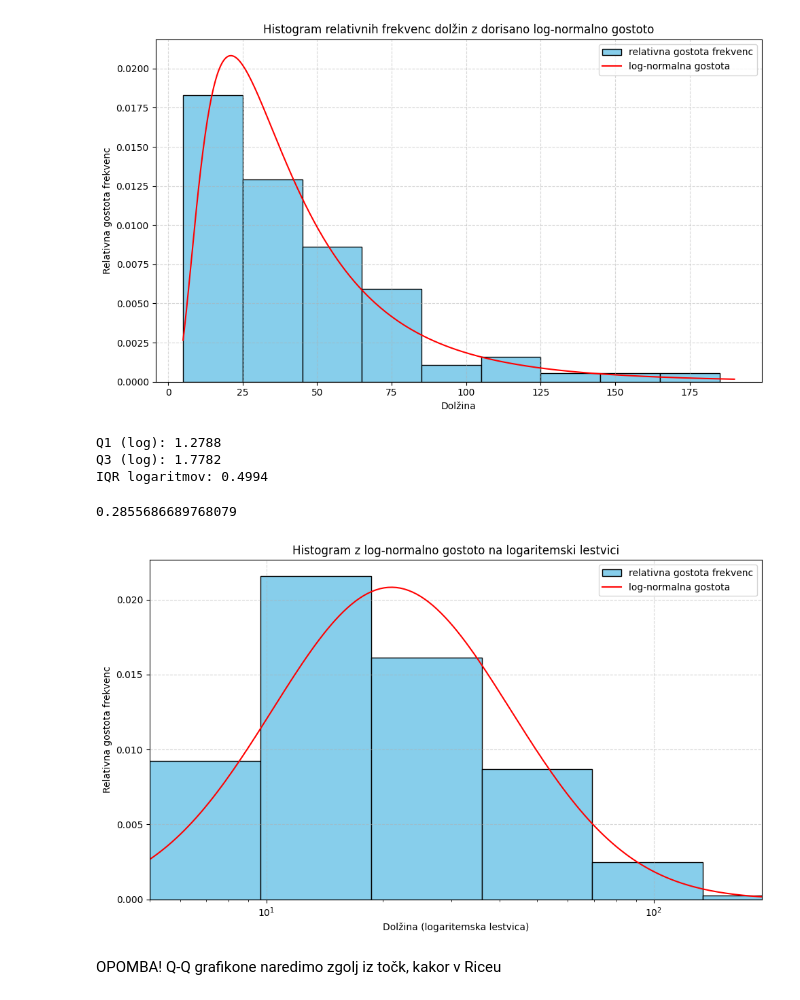
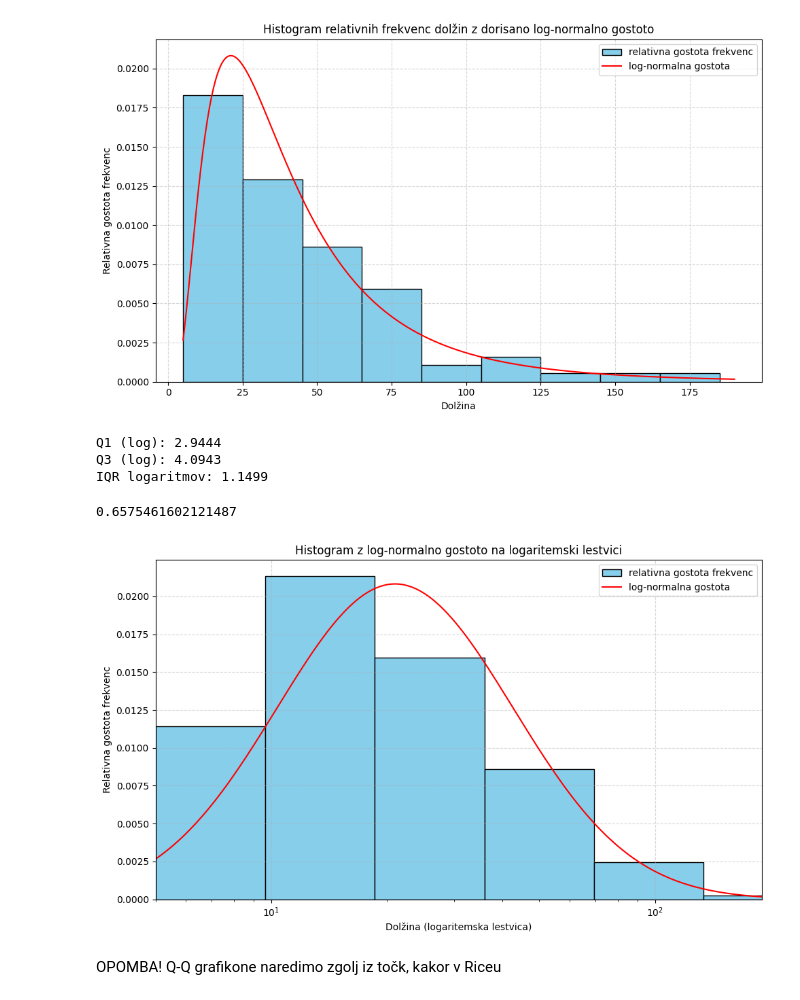
Before and after one commit to LukaLjevar/projektna_statistika, a Jupyter notebook: Hobotnice.ipynb, the cells around one changed output. Saved outputs shown, nothing was run; the diff lists cells and outputs as text; code cells hidden in the pictures.

Commit message:
Popravil izračun log-podatkov. Desetiški logaritem  sem zamenjal z naravnim.

```diff
--- a/Hobotnice.ipynb
+++ b/Hobotnice.ipynb
@@ -86,7 +86,7 @@ plt.show()
 podatki = df[df[stolpec] > 0][stolpec]
 
 # Izračun logaritmov (naravni logaritem)
-log_podatki = np.log10(podatki)
+log_podatki = np.log(podatki)
 
 # Izračun IQR logaritmov
 q1 = np.quantile(log_podatki, 0.25, method = 'lower') # Vzamemo najmanjšo vrednost za prvi kvartil
@@ -98,46 +98,46 @@ print(f"Q1 (log): {q1:.4f}")
 print(f"Q3 (log): {q3:.4f}")
 print(f"IQR logaritmov: {iqr_log:.4f}")
 # %% [output]
-Q1 (log): 1.2788
-Q3 (log): 1.7782
-IQR logaritmov: 0.4994
+Q1 (log): 2.9444
+Q3 (log): 4.0943
+IQR logaritmov: 1.1499
 # %%
 #Poračunamo širine razredov po modificiranem Freedman-Diaconisovem pravilu:
 n = len(log_podatki)
 sirina_log = 2.6 * iqr_log / np.cbrt(n)
 print(sirina_log)
 # %% [output]
-0.2855686689768079
+0.6575461602121487
 # %%
 #Najprej podatke logaritmiramo in enako široke razrede določimo na logaritmiranih podatkih.
 #To omogoča, da bodo navidezne širine enake na logaritemski lestvici.
 #Nato meje razredov eksponenciramo, da dobimo meje v originalni lestvici.
 # Določimo robove razredov na log-lestvici
 min_log = log_podatki.min()
 max_log = log_podatki.max()
 meje_log = np.arange(min_log, max_log + sirina_log, sirina_log)
-razredi = np.power(10, meje_log)  # pretvori nazaj v originalno lestvico, zato da bodo "enake" širine na logaritemski lestvici
+razredi = np.power(np.e, meje_log)  # pretvori nazaj v originalno lestvico, zato da bodo "enake" širine na logaritemski lestvici
 
 # Histogram
 plt.figure(figsize=(10, 6))
 plt.hist(podatki, bins=razredi, color='skyblue', edgecolor='black', density=True, label='relativna gostota frekvenc')
 
 # Log-normalna gostota
 x = np.logspace(0, np.log(podatki.max()), 500)
 pdf = lognorm.pdf(x, s=phi, scale=np.exp(mu))
 plt.plot(x, pdf, 'r-', label='log-normalna gostota')
 
 plt.xscale('log')
 plt.xlim(podatki.min(), podatki.max())
 plt.xlabel('Dolžina (logaritemska lestvica)')
 plt.ylabel('Relativna gostota frekvenc')
 plt.title('Histogram z log-normalno gostoto na logaritemski lestvici')
 plt.grid(True, linestyle='--', alpha=0.5)
 plt.legend()
 plt.tight_layout()
 plt.show()
 # %% [output]
-[figure, old version]
+[figure, new version]
 # %% [markdown]
 OPOMBA!
 Q-Q grafikone naredimo zgolj iz točk, kakor v Riceu
```
